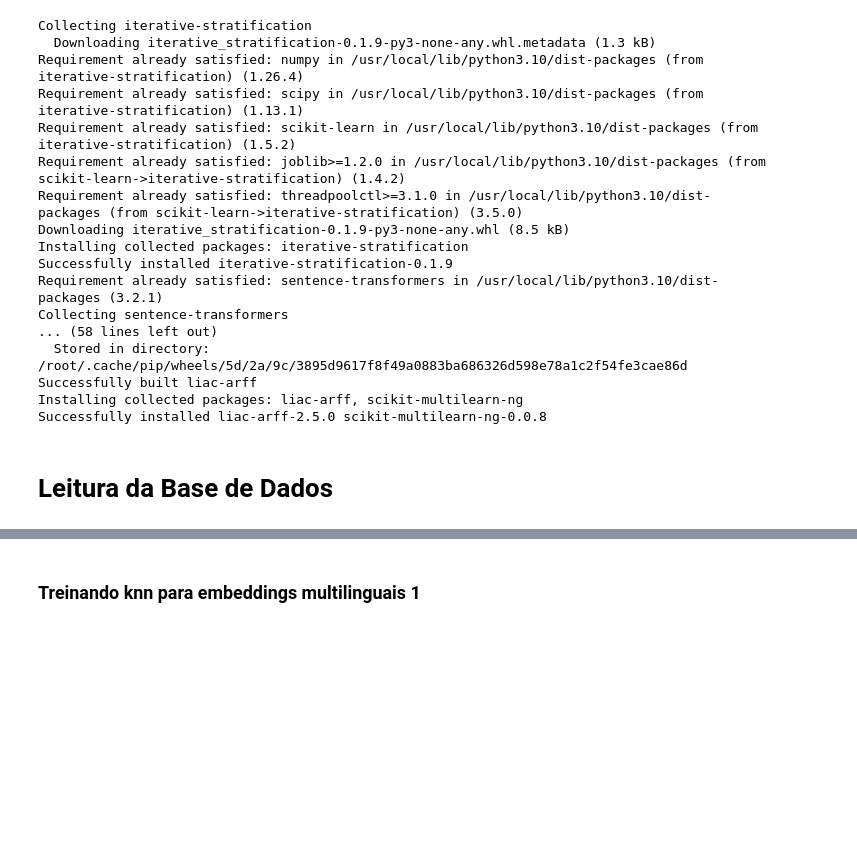
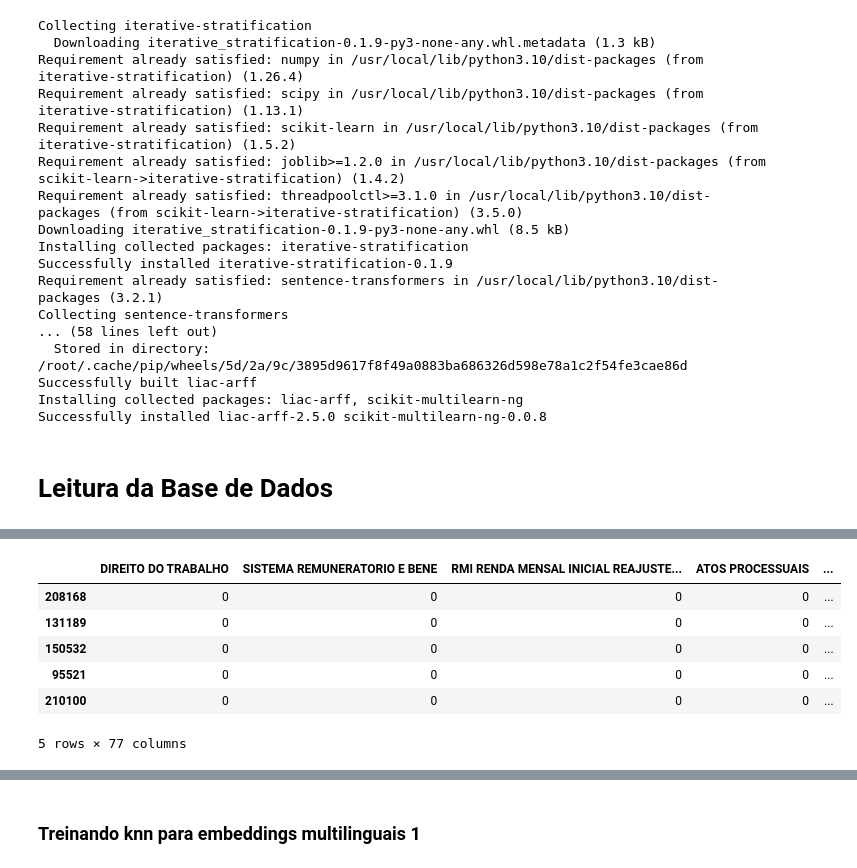
Before and after one commit to GusSampaio/Classificacao_Multirrotulo_no_Dominio_Juridico, a Jupyter notebook: Mineração_de_Textos_para_Domínio_Jurídico.ipynb, the cells around one changed output, grey strips where cells are left out. Saved outputs shown, nothing was run; the diff lists cells and outputs as text; code cells hidden in the pictures; blank space fills up the shorter version.

```diff
--- a/Mineração_de_Textos_para_Domínio_Jurídico.ipynb
+++ b/Mineração_de_Textos_para_Domínio_Jurídico.ipynb
@@ -259,0 +147,10 @@ val_positions = np.random.choice(len(X_val), size=30000, replace=False)
+# %%
+y_train_sample.head()
+# %% [output]
+|  | DIREITO DO TRABALHO | SISTEMA REMUNERATORIO E BENE | RMI RENDA MENSAL INICIAL REAJUSTE... | ATOS PROCESSUAIS | ... |
+| 208168 | 0 | 0 | 0 | 0 | ... |
+| 131189 | 0 | 0 | 0 | 0 | ... |
+| 150532 | 0 | 0 | 0 | 0 | ... |
+| 95521 | 0 | 0 | 0 | 0 | ... |
+| 210100 | 0 | 0 | 0 | 0 | ... |
+5 rows × 77 columns
```
Also changed, not shown: parts of 47 cells of this notebook.
